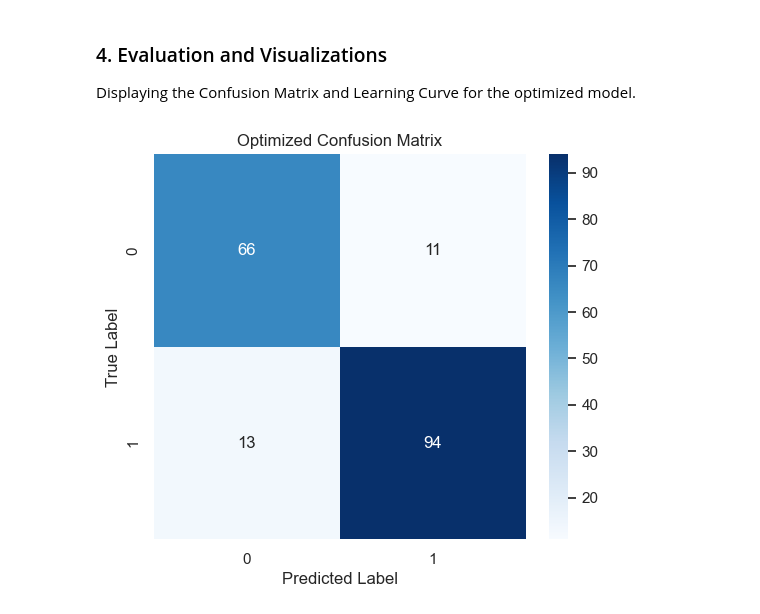
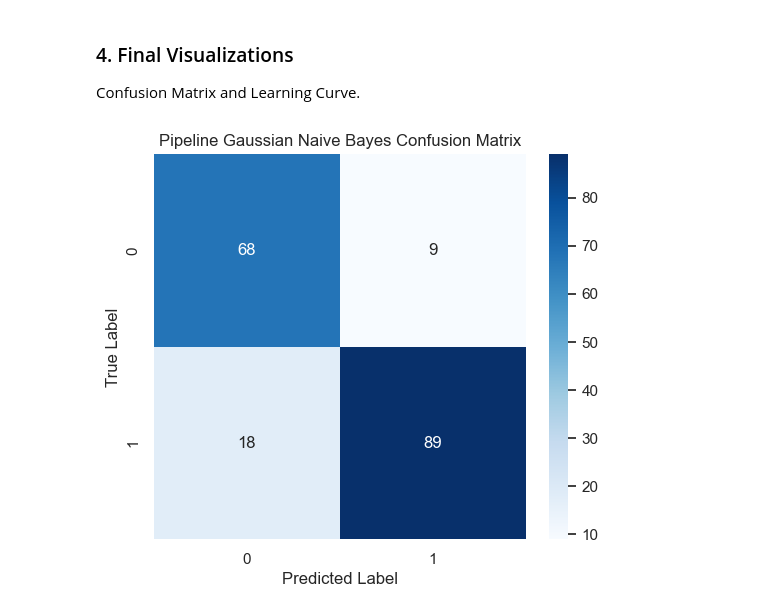
Before and after one commit to AnukaSamuditha/Heart_Failure_Prediction_Model, a Jupyter notebook: Gussian_Naive_Bayes_Algorithm_Optimized.ipynb, the cells around one changed output. Saved outputs shown, nothing was run; the diff lists cells and outputs as text; code cells hidden in the pictures.

```diff
--- a/Gussian_Naive_Bayes_Algorithm_Optimized.ipynb
+++ b/Gussian_Naive_Bayes_Algorithm_Optimized.ipynb
@@ -96,0 +41,19 @@ Best Parameters Found: {'max_depth': 15, 'min_samples_leaf': 1, 'min_samples_spl
+# %%
+# Create the Pipeline
+pipeline = ImbPipeline([
+    ('scaler', StandardScaler()),
+    ('smote', SMOTE(random_state=42)),
+    ('gnb', GaussianNB())
+])
+
+# Define hyperparameter grid for the gnb component in the pipeline
+param_grid = {
+    'gnb__var_smoothing': np.logspace(0, -9, num=20)
+}
+
+print("Training Pipeline with GridSearch...")
+grid_search = GridSearchCV(estimator=pipeline, param_grid=param_grid, cv=5, scoring='f1_macro', n_jobs=-1)
+grid_search.fit(X_train, y_train)
+
+best_pipeline = grid_search.best_estimator_
+print(f"Best Parameters Found: {grid_search.best_params_}")
@@ -96,0 +66,18 @@ Best Parameters Found: {'max_depth': 15, 'min_samples_leaf': 1, 'min_samples_spl
+# %%
+# Predict using the training data
+y_train_pred = best_pipeline.predict(X_train)
+train_accuracy = accuracy_score(y_train, y_train_pred)
+
+# Predict using the unseen testing data
+y_test_pred = best_pipeline.predict(X_test)
+test_accuracy = accuracy_score(y_test, y_test_pred)
+
+# Display the Results
+print(f"Training Accuracy: {train_accuracy:.4f}")
+print(f"Testing Accuracy:  {test_accuracy:.4f}")
+
+# Calculate the difference to evaluate generalization
+difference = train_accuracy - test_accuracy
+print(f"Difference:        {difference:.4f}\n")
+
+print("Classification Report:\n", classification_report(y_test, y_test_pred))
@@ -97,15 +98,15 @@ Best Parameters Found: {'max_depth': 15, 'min_samples_leaf': 1, 'min_samples_spl
 # %% [markdown]
-### 4. Evaluation and Visualizations
-Displaying the Confusion Matrix and Learning Curve for the optimized model.
+### 4. Final Visualizations
+Confusion Matrix and Learning Curve.
 # %%
-# --- VISUALIZATION 2: CONFUSION MATRIX ---
+# --- VISUALIZATION 1: CONFUSION MATRIX ---
 plt.figure(figsize=(6, 5))
-cm = confusion_matrix(y_test, y_pred)
+cm = confusion_matrix(y_test, y_test_pred)
 sns.heatmap(cm, annot=True, fmt='d', cmap='Blues')
-plt.title('Optimized Confusion Matrix')
+plt.title('Pipeline Gaussian Naive Bayes Confusion Matrix')
 plt.xlabel('Predicted Label')
 plt.ylabel('True Label')
 plt.show()
 # %% [output]
-[figure, old version]
+[figure, new version]
 # %%
```
Also changed, not shown: parts of 14 cells of this notebook, 2 other files.
